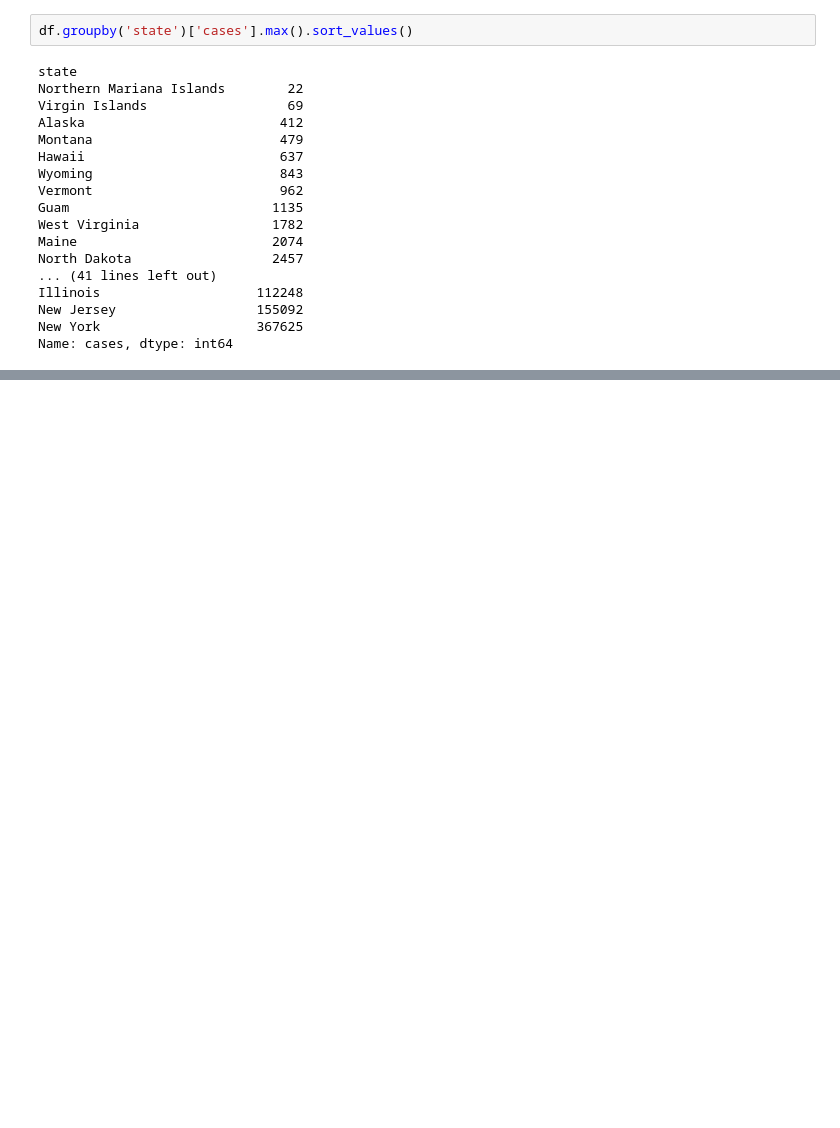
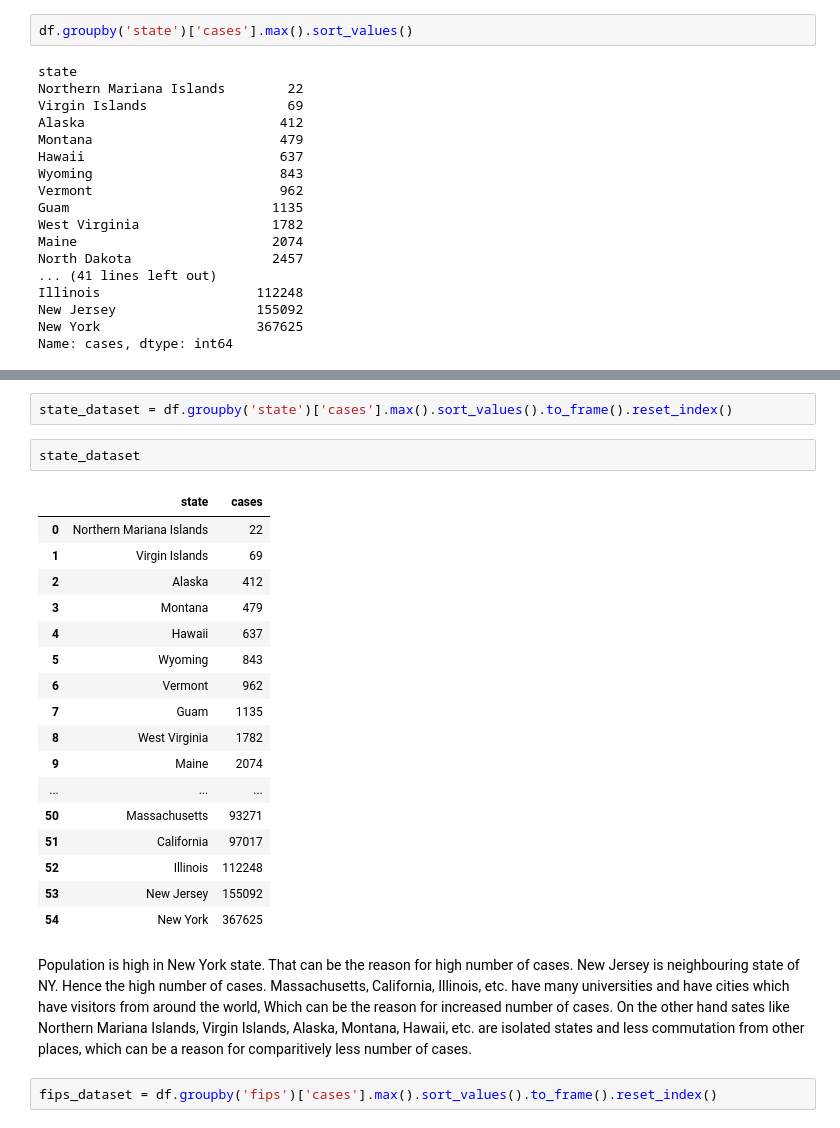
Before and after one commit to Vaisakh-Babu/pandas_practice, a Jupyter notebook: covid19data_practice_01.ipynb, the cells around one changed output, grey strips where cells are left out. Cells and saved outputs as stored; diff of their text form; blank space fills up the shorter version.

```diff
--- a/covid19data_practice_01.ipynb
+++ b/covid19data_practice_01.ipynb
@@ -145,0 +190,29 @@ Name: cases, dtype: int64
+# %%
+state_dataset = df.groupby('state')['cases'].max().sort_values().to_frame().reset_index()
+# %%
+state_dataset
+# %% [output]
+|  | state | cases |
+| 0 | Northern Mariana Islands | 22 |
+| 1 | Virgin Islands | 69 |
+| 2 | Alaska | 412 |
+| 3 | Montana | 479 |
+| 4 | Hawaii | 637 |
+| 5 | Wyoming | 843 |
+| 6 | Vermont | 962 |
+| 7 | Guam | 1135 |
+| 8 | West Virginia | 1782 |
+| 9 | Maine | 2074 |
+| ... | ... | ... |
+| 50 | Massachusetts | 93271 |
+| 51 | California | 97017 |
+| 52 | Illinois | 112248 |
+| 53 | New Jersey | 155092 |
+| 54 | New York | 367625 |
+# %% [markdown]
+Population is high in New York state. That can be the reason for high number of cases.
+New Jersey is neighbouring state of NY. Hence the high number of cases.
+Massachusetts, California, Illinois, etc. have many universities and have cities which have visitors from around the world, Which can be the reason for increased number of cases.
+On the other hand sates like Northern Mariana Islands, Virgin Islands, Alaska, Montana, Hawaii, etc. are isolated states and less commutation from other places, which can be a reason for comparitively less number of cases.
+# %%
+fips_dataset = df.groupby('fips')['cases'].max().sort_values().to_frame().reset_index()
```
Also changed, not shown: parts of 9 cells of this notebook.
